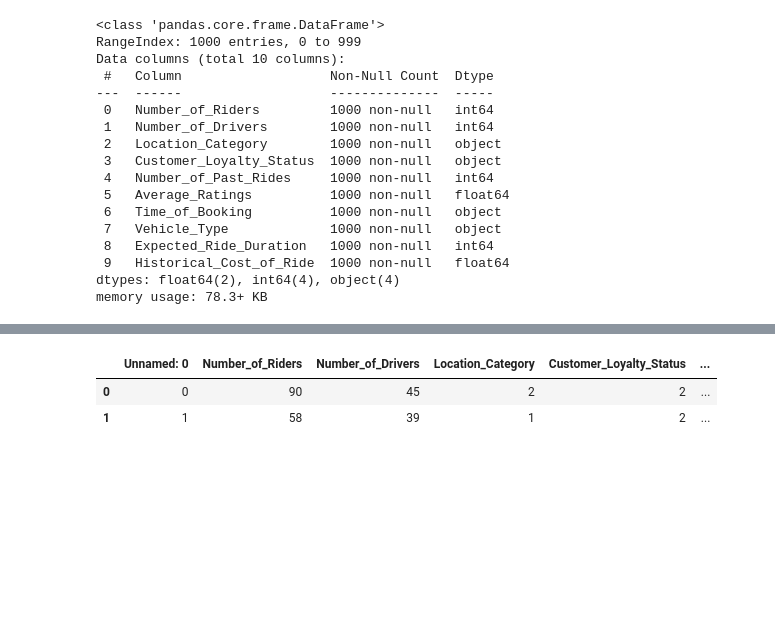
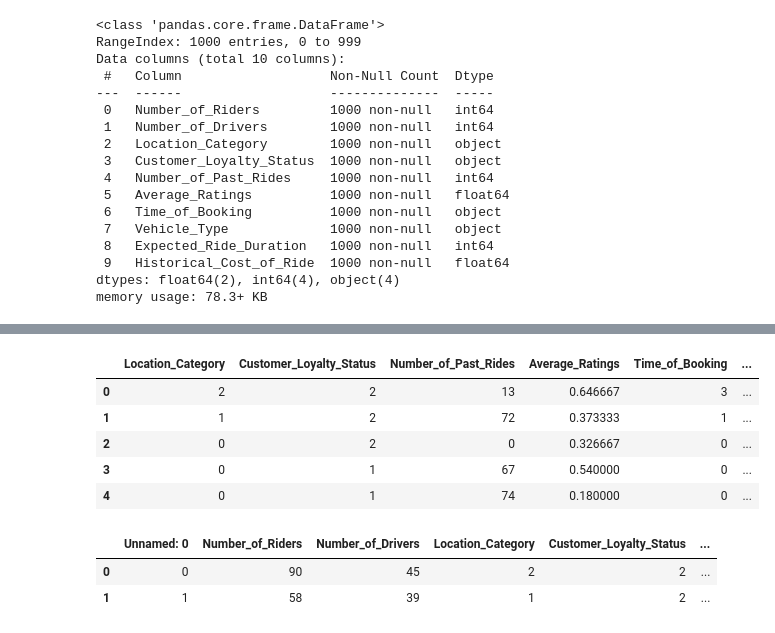
Before and after one commit to wadoodabdulwadood122010-boop/End-to-End-Real-Time-Dynamic-Pricing-Engine, a Jupyter notebook: notebooks/preprocessing_data.ipynb, the cells around one changed output, grey strips where cells are left out. Cells and saved outputs as stored; diff of their text form; code cells hidden in the pictures; blank space fills up the shorter version.

```diff
--- a/notebooks/preprocessing_data.ipynb
+++ b/notebooks/preprocessing_data.ipynb
@@ -62,6 +62,15 @@ data.head()
 data.to_csv(r'C:\mlops\End-to-End-Real-Time-Dynamic-Pricing-Engine\notebooks\data\interim\interim0.csv')
 # %%
 df = pd.read_csv(r'C:\mlops\End-to-End-Real-Time-Dynamic-Pricing-Engine\notebooks\data\interim\interim0.csv')
+# %%
+df.head()
+# %% [output]
+|  | Location_Category | Customer_Loyalty_Status | Number_of_Past_Rides | Average_Ratings | Time_of_Booking | ... |
+| 0 | 2 | 2 | 13 | 0.646667 | 3 | ... |
+| 1 | 1 | 2 | 72 | 0.373333 | 1 | ... |
+| 2 | 0 | 2 | 0 | 0.326667 | 0 | ... |
+| 3 | 0 | 1 | 67 | 0.540000 | 0 | ... |
+| 4 | 0 | 1 | 74 | 0.180000 | 0 | ... |
 # %%
 df.head(2)
 # %% [output]
```
Also changed, not shown: parts of 3 cells of this notebook, 7 other files.
